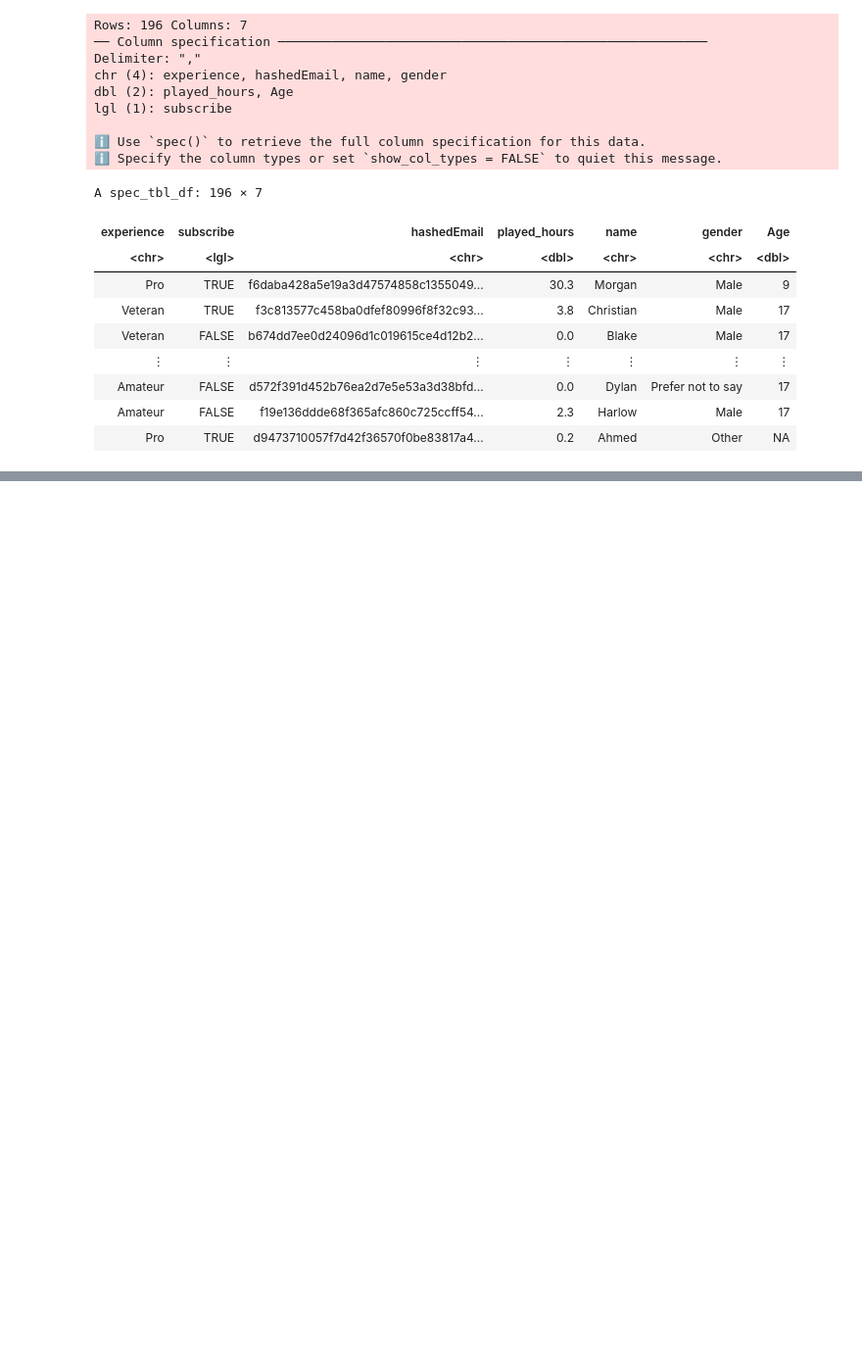
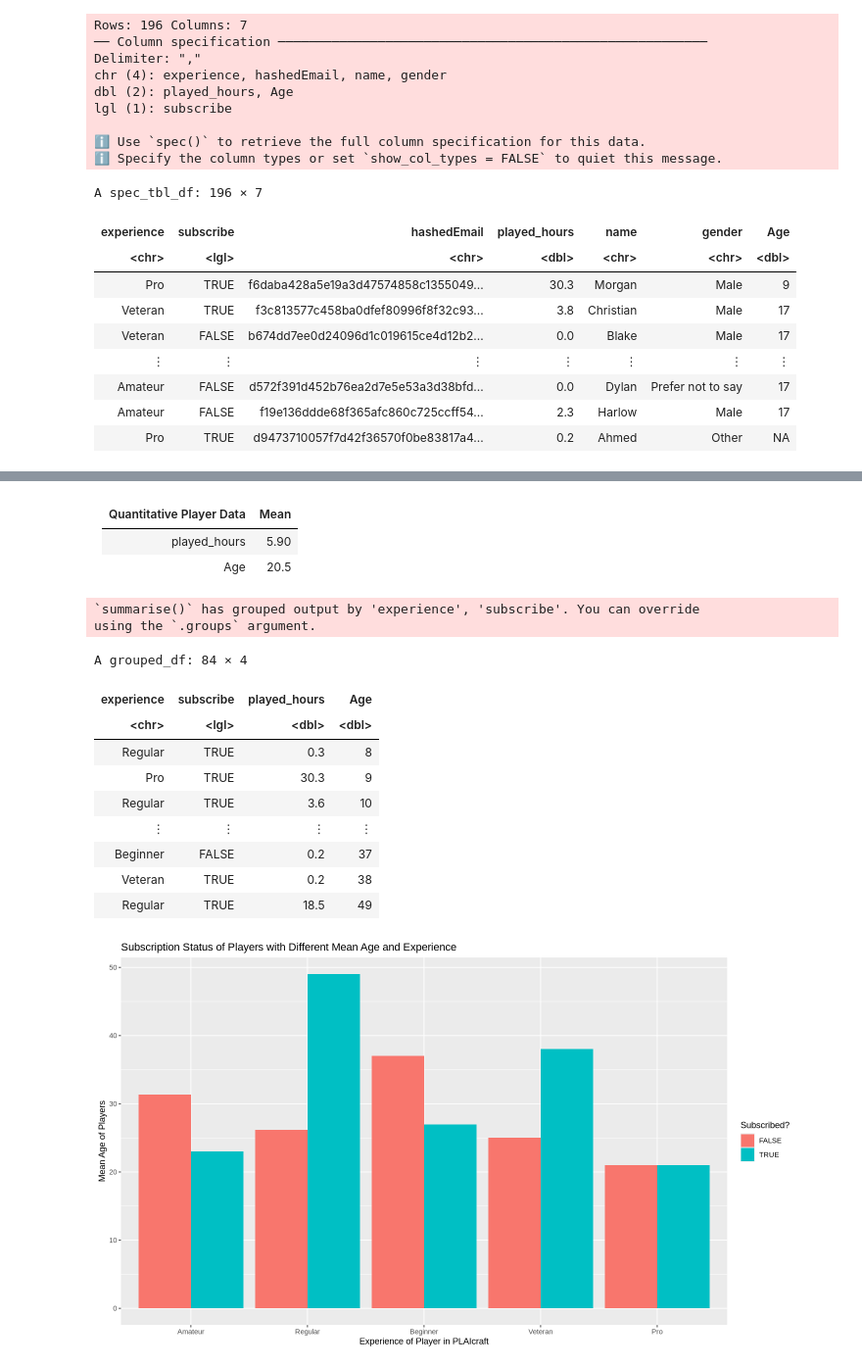
Before and after one commit to tiffyue/dsci_100_project, a Jupyter notebook: tiffany/exploratory_analysis.ipynb, the cells around one changed output, grey strips where cells are left out. Shown at 98% size. Cells and saved outputs as stored; diff of their text form; code cells hidden in the pictures; blank space fills up the shorter version.

```diff
--- a/tiffany/exploratory_analysis.ipynb
+++ b/tiffany/exploratory_analysis.ipynb
@@ -50,0 +54,37 @@ A spec_tbl_df: 1535 × 5
+# %% [markdown]
+| Quantitative Player Data  | Mean
+|--------------|-----
+| played_hours | 5.90
+| Age          | 20.5
+# %%
+# 1: Explore how the experience of the player based on mean Age and how it relates to subscription status
+
+mean_age_players <- players_data |>
+    group_by(experience, subscribe, played_hours) |>
+    summarize(Age = mean(Age, na.rm = TRUE)) |>
+    arrange(Age)
+
+mean_age_players
+
+
+player_rank_subscription <- mean_age_players |>
+    ggplot(aes(x = fct_reorder(experience, played_hours, .desc = TRUE), y = Age, fill = as_factor(subscribe))) +
+    geom_bar(stat = "identity", position = "dodge") +
+    labs(x = "Experience of Player in PLAIcraft", y = "Mean Age of Players",
+         fill = "Subscribed?", title = "Subscription Status of Players with Different Mean Age and Experience")
+
+player_rank_subscription
+# %% [output]
+`summarise()` has grouped output by 'experience', 'subscribe'. You can override
+using the `.groups` argument.
+A grouped_df: 84 × 4
+| experience | subscribe | played_hours | Age |
+| <chr> | <lgl> | <dbl> | <dbl> |
+| Regular | TRUE | 0.3 | 8 |
+| Pro | TRUE | 30.3 | 9 |
+| Regular | TRUE | 3.6 | 10 |
+| ⋮ | ⋮ | ⋮ | ⋮ |
+| Beginner | FALSE | 0.2 | 37 |
+| Veteran | TRUE | 0.2 | 38 |
+| Regular | TRUE | 18.5 | 49 |
+[figure, added]
```
Also changed, not shown: parts of 11 cells of this notebook, 3 other files.
